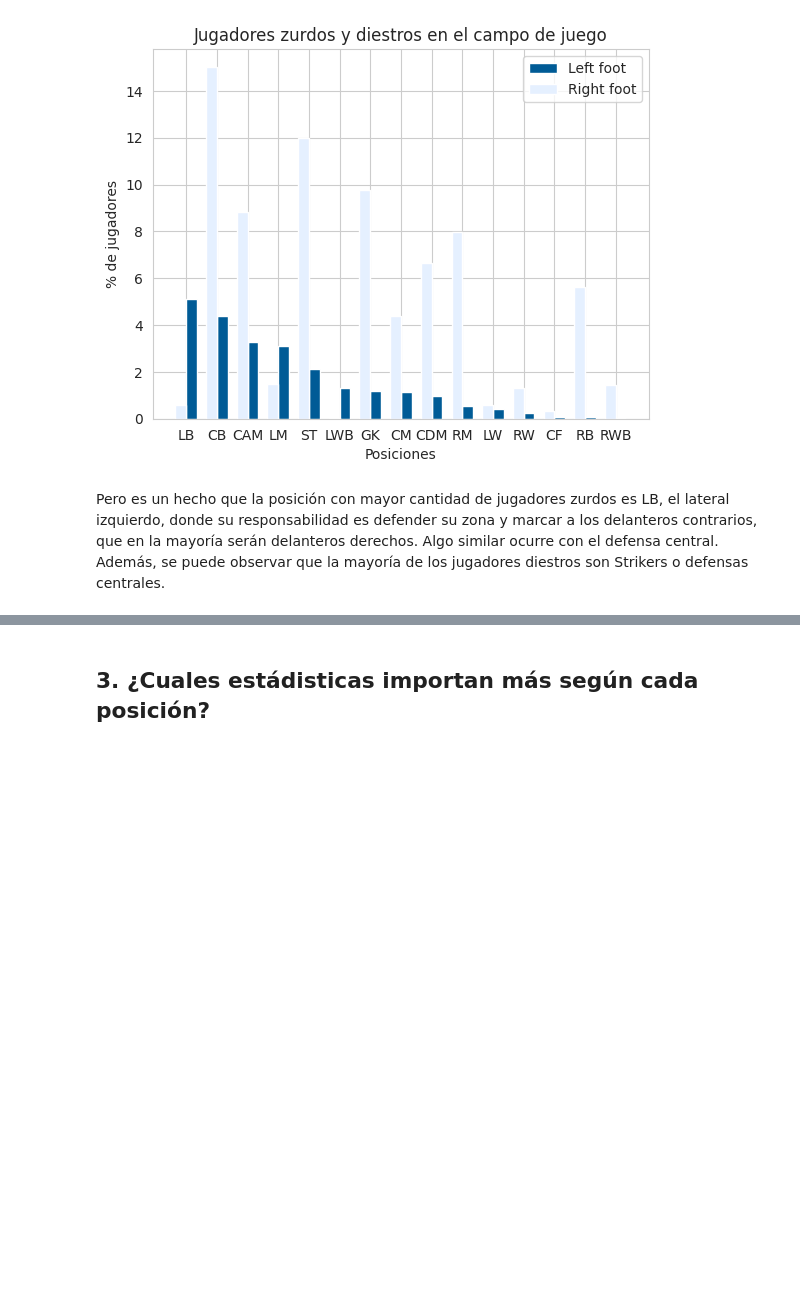
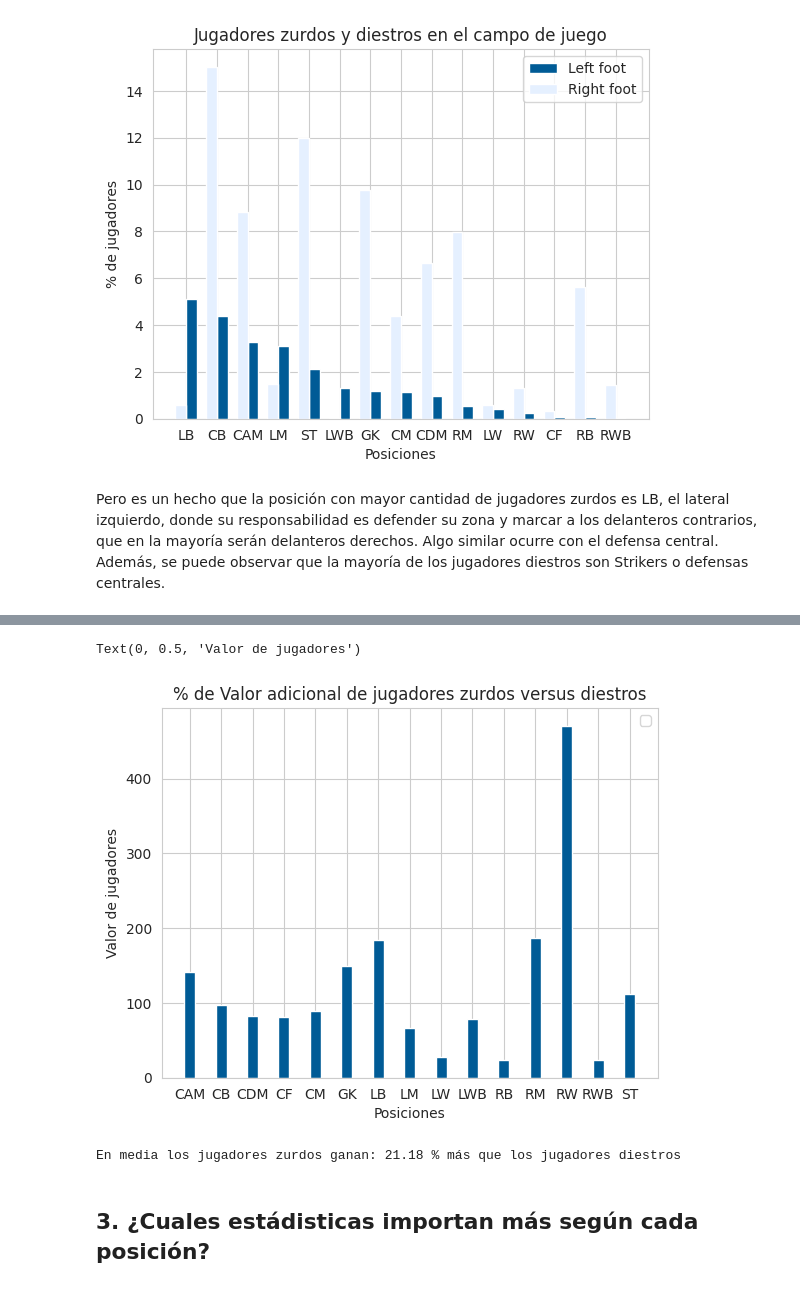
Before and after one commit to Cseudave/data_cleaning, a Jupyter notebook: Fifa21_Clearning.ipynb, the cells around one changed output, grey strips where cells are left out. Cells and saved outputs as stored; diff of their text form; code cells hidden in the pictures; blank space fills up the shorter version.

```diff
--- a/Fifa21_Clearning.ipynb
+++ b/Fifa21_Clearning.ipynb
@@ -1857,0 +1923,21 @@ Pero es un hecho que la posición con mayor cantidad de jugadores zurdos es LB,
+# %%
+positions = data_value['best_position']
+x = np.arange(len(positions))
+
+width = 0.35
+
+fig, ax = plt.subplots()
+
+rects1 = ax.bar(x , data_value['diff_value'],
+                width, color='#005b96')
+
+
+ax.set_xticks(x)
+ax.set_xticklabels(positions)
+
+ax.legend()
+
+ax.set_title('% de Valor adicional de jugadores zurdos versus diestros')
+ax.set_xlabel('Posiciones')
+ax.set_ylabel('Valor de jugadores')
+# %% [output]
@@ -1858,3 +1945,9 @@ Pero es un hecho que la posición con mayor cantidad de jugadores zurdos es LB,
+Text(0, 0.5, 'Valor de jugadores')
+[figure, added]
+# %%
+print(f"En media los jugadores zurdos ganan: {round(data_value['diff_value'].mean() - 100, 2)} % más que los jugadores diestros")
+# %% [output]
+En media los jugadores zurdos ganan: 21.18 % más que los jugadores diestros
 # %% [markdown]
 ## 3. ¿Cuales estádisticas importan más según cada posición?
 # %% [markdown]
```
Also changed, not shown: parts of 36 cells of this notebook.
